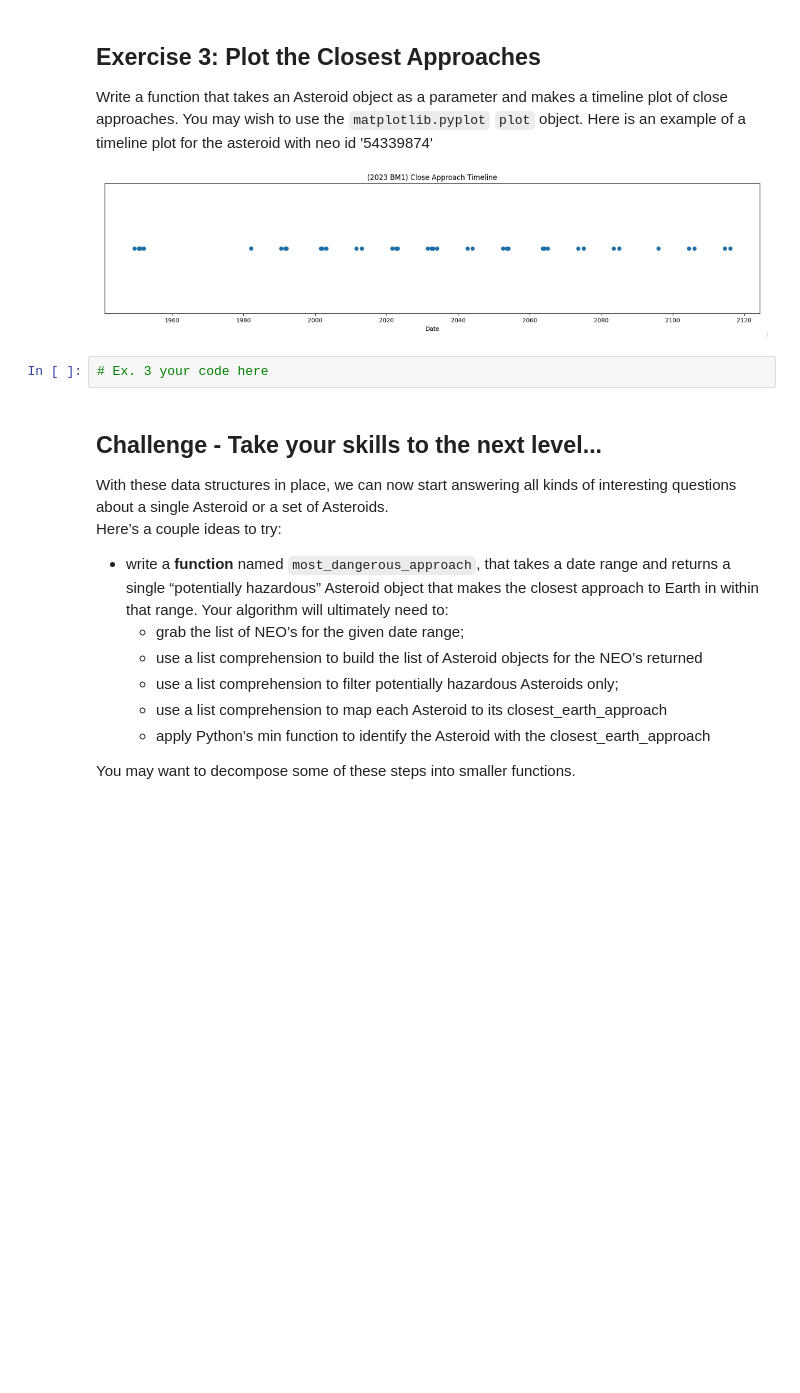
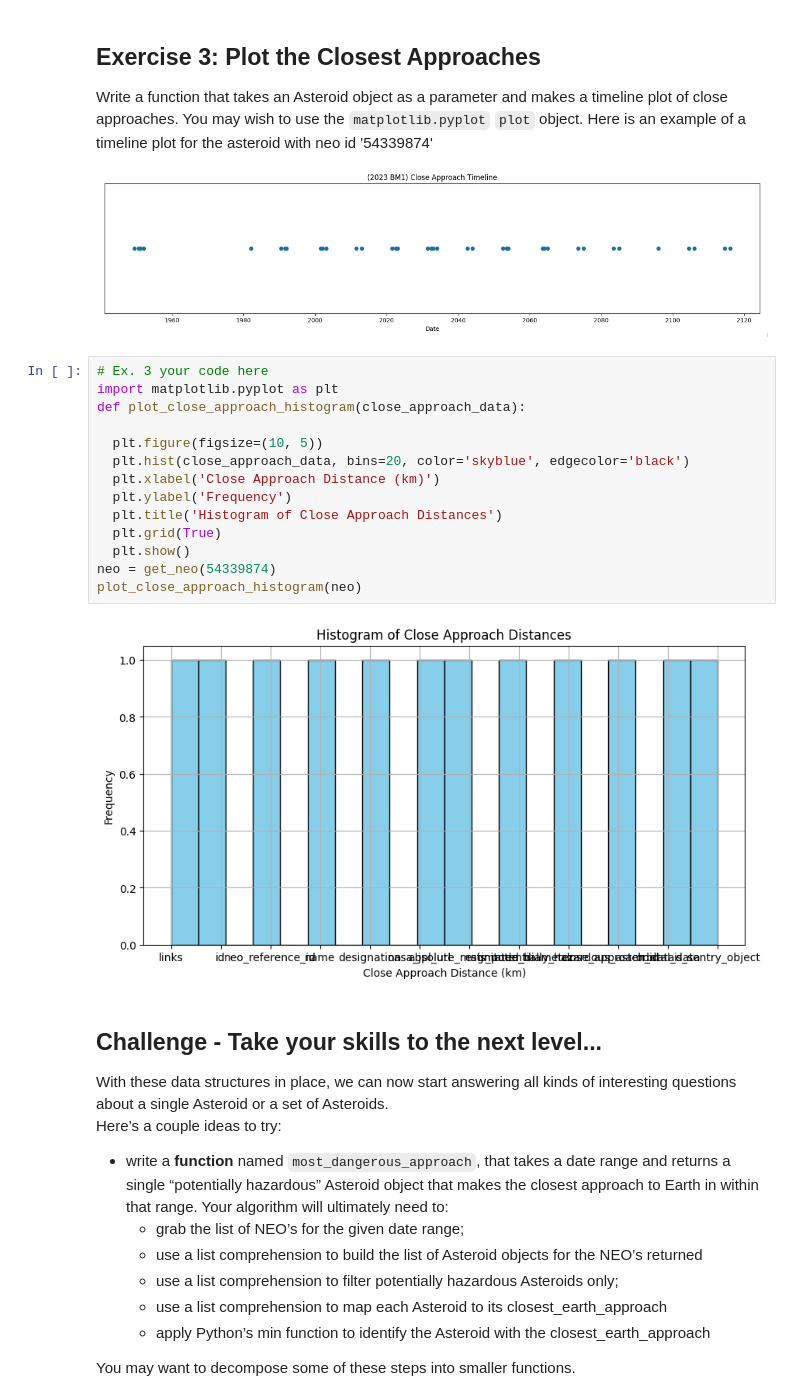
Before and after one commit to Parbjot/comp215, a Jupyter notebook: labs/lab04-more_classes.ipynb, the cells around one changed output. Drawn from its saved outputs; the diff is of its cells as text; blank space fills up the shorter version.

```diff
--- a/labs/lab04-more_classes.ipynb
+++ b/labs/lab04-more_classes.ipynb
@@ -192,8 +192,22 @@ No close approaches found for this asteroid.
 Write a function that takes an Asteroid object as a parameter and makes a timeline plot of close approaches.  You may wish to use the `matplotlib.pyplot` `plot` object.  Here is an example of a timeline plot for the asteroid with neo id '54339874'
 
 ![Screenshot 2025-01-02 at 10.35.29 AM.png](embedded-picture-1)
-# %%
-# Ex. 3 your code here
+# %%
+# Ex. 3 your code here
+import matplotlib.pyplot as plt
+def plot_close_approach_histogram(close_approach_data):
+
+  plt.figure(figsize=(10, 5))
+  plt.hist(close_approach_data, bins=20, color='skyblue', edgecolor='black')
+  plt.xlabel('Close Approach Distance (km)')
+  plt.ylabel('Frequency')
+  plt.title('Histogram of Close Approach Distances')
+  plt.grid(True)
+  plt.show()
+neo = get_neo(54339874)
+plot_close_approach_histogram(neo)
+# %% [output]
+[figure, added]
 # %% [markdown]
 ## Challenge - Take your skills to the next level...
 
```
